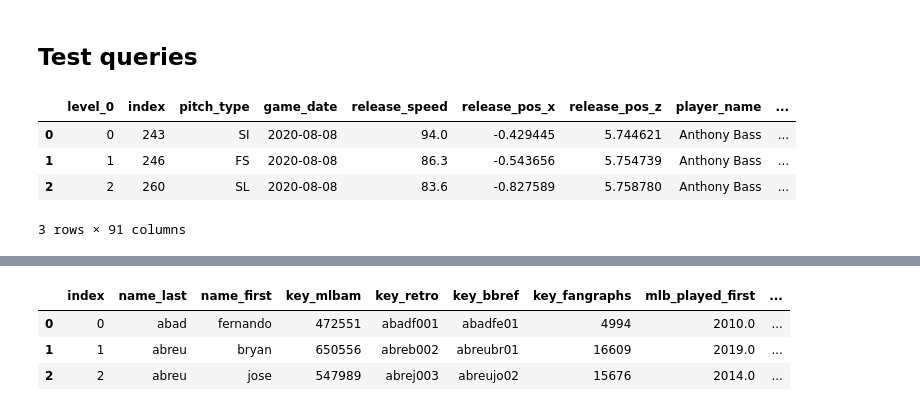
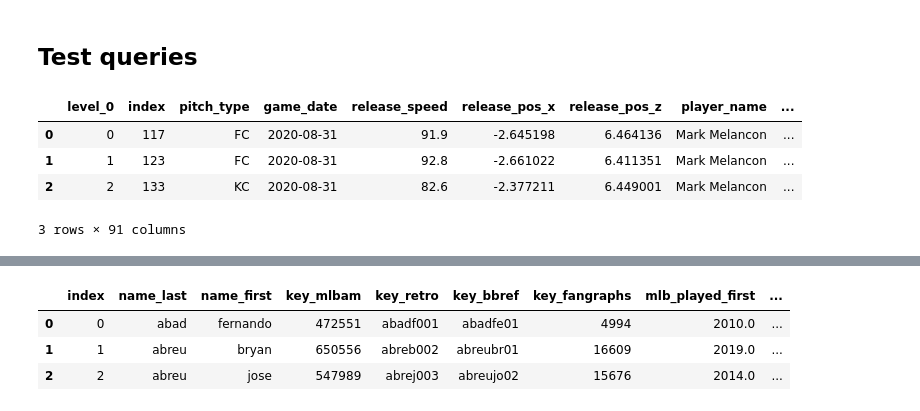
Before and after one commit to benslack19/my_DS_notes, a Jupyter notebook: SQL/SQLqueries_Padres2020.ipynb, the cells around one changed output, grey strips where cells are left out. Saved outputs shown, nothing was run; the diff lists cells and outputs as text; code cells hidden in the pictures.

```diff
--- a/SQL/SQLqueries_Padres2020.ipynb
+++ b/SQL/SQLqueries_Padres2020.ipynb
@@ -214,18 +210,19 @@ df_query
 # %% [markdown]
 ## Test queries
 # %%
-# Check statcast query
+# Check statcast query, see latest date
 sql_query = """
 SELECT *
 FROM statcast2020
+ORDER BY game_date DESC
 LIMIT 3;
 """
 pd.read_sql_query(sql_query, con)
 # %% [output]
 |  | level_0 | index | pitch_type | game_date | release_speed | release_pos_x | release_pos_z | player_name | ... |
-| 0 | 0 | 243 | SI | 2020-08-08 | 94.0 | -0.429445 | 5.744621 | Anthony Bass | ... |
-| 1 | 1 | 246 | FS | 2020-08-08 | 86.3 | -0.543656 | 5.754739 | Anthony Bass | ... |
-| 2 | 2 | 260 | SL | 2020-08-08 | 83.6 | -0.827589 | 5.758780 | Anthony Bass | ... |
+| 0 | 0 | 117 | FC | 2020-08-31 | 91.9 | -2.645198 | 6.464136 | Mark Melancon | ... |
+| 1 | 1 | 123 | FC | 2020-08-31 | 92.8 | -2.661022 | 6.411351 | Mark Melancon | ... |
+| 2 | 2 | 133 | KC | 2020-08-31 | 82.6 | -2.377211 | 6.449001 | Mark Melancon | ... |
 3 rows × 91 columns
 [interactive output not drawn]
 # %%
```
Also changed, not shown: parts of 18 cells of this notebook, 9 other files.
